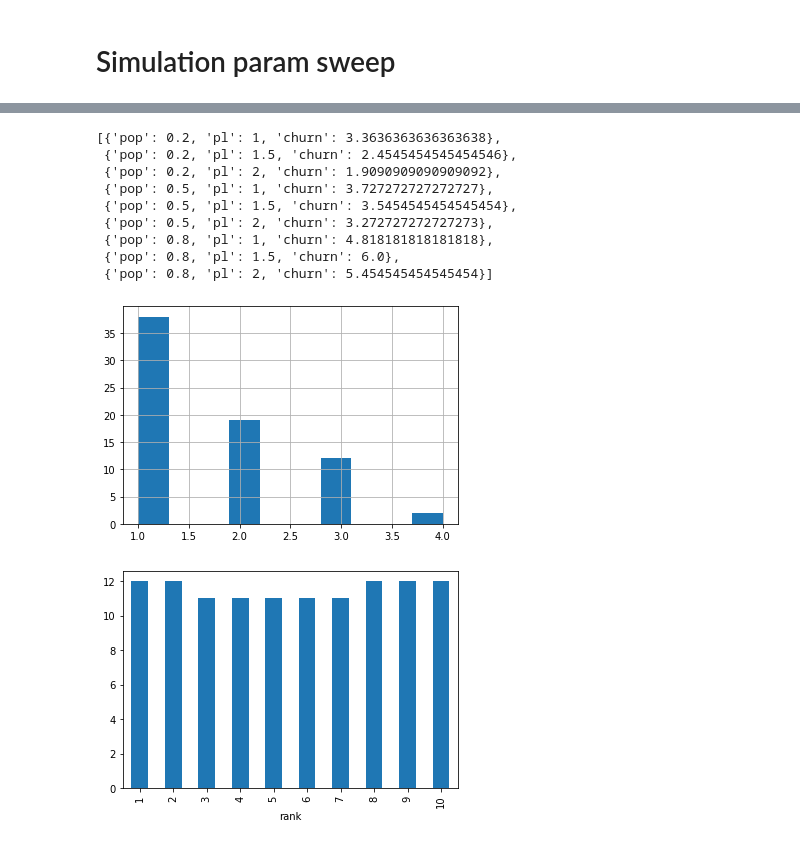
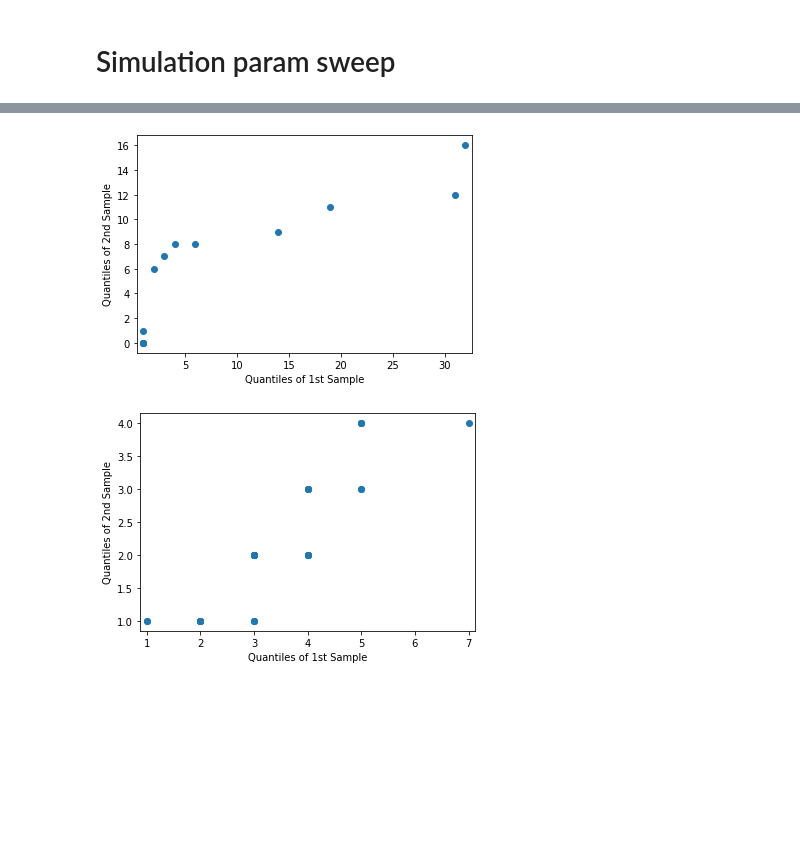
Before and after one commit to NHagar/Research-netflix, a Jupyter notebook: run_simulation.ipynb, the cells around one changed output, grey strips where cells are left out. Drawn from its saved outputs; the diff is of its cells as text; code cells hidden in the pictures; blank space fills up the shorter version.

```diff
--- a/run_simulation.ipynb
+++ b/run_simulation.ipynb
@@ -60,12 +59,9 @@ for pair in param_sweep:
+# %%
+results.sort(key=lambda x: x['mean_jsd'])
+results[0]['time_qq']
+# %% [output]
+[figure, added]
 # %%
-results
+results[0]['churn_qq']
 # %% [output]
-[{'pop': 0.2, 'pl': 1, 'churn': 3.3636363636363638},
- {'pop': 0.2, 'pl': 1.5, 'churn': 2.4545454545454546},
- {'pop': 0.2, 'pl': 2, 'churn': 1.9090909090909092},
- {'pop': 0.5, 'pl': 1, 'churn': 3.727272727272727},
- {'pop': 0.5, 'pl': 1.5, 'churn': 3.5454545454545454},
- {'pop': 0.5, 'pl': 2, 'churn': 3.272727272727273},
- {'pop': 0.8, 'pl': 1, 'churn': 4.818181818181818},
- {'pop': 0.8, 'pl': 1.5, 'churn': 6.0},
- {'pop': 0.8, 'pl': 2, 'churn': 5.454545454545454}]
+[figure, added]
@@ -78,8 +67,0 @@ sim.run_simulation()
-# %%
-cumulative_weeks = sim.top_ten.groupby('movie').nunique()['iteration'].hist()
-# %% [output]
-[figure, removed]
-# %%
-rank_occupants = sim.top_ten.groupby('rank').nunique()['movie'].plot(kind='bar')
-# %% [output]
-[figure, removed]
```
Also changed, not shown: parts of 12 cells of this notebook.
